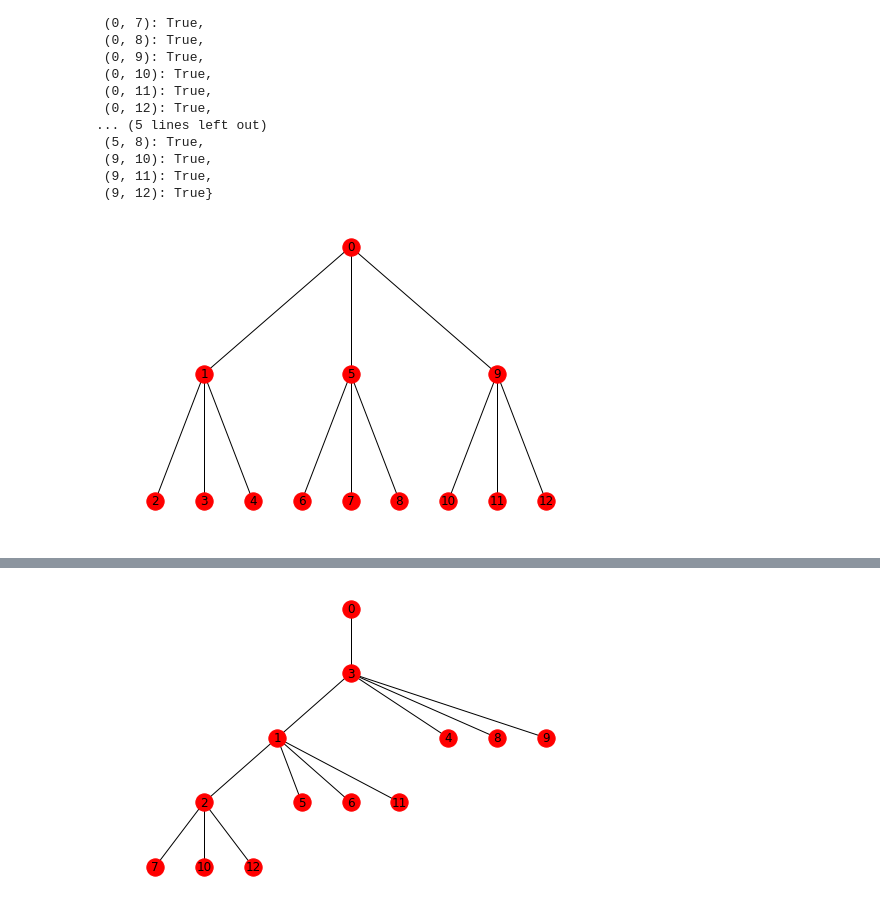
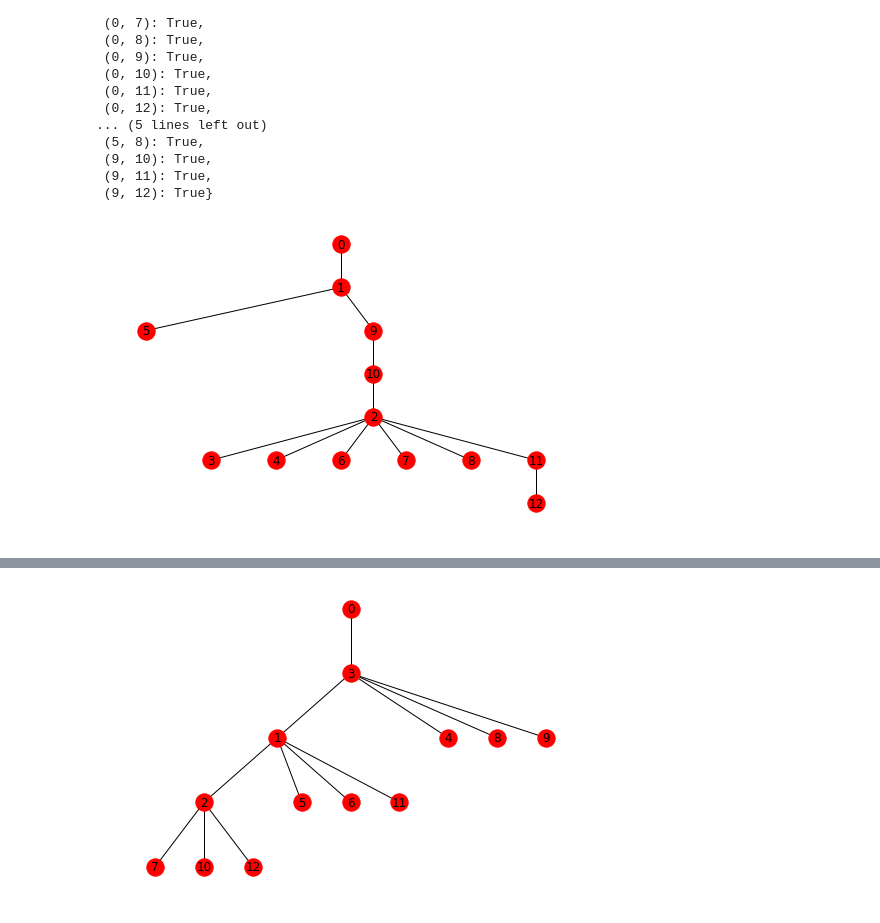
Before and after one commit to aleveren/ucsd-research, a Jupyter notebook: simple-hier-topic-model/topic_cooccurrence.ipynb, the cells around one changed output, grey strips where cells are left out. Saved outputs shown, nothing was run; the diff lists cells and outputs as text; code cells hidden in the pictures.

Commit message:
Better diagnostic images for tree extraction; finding a case that fails

```diff
--- a/simple-hier-topic-model/topic_cooccurrence.ipynb
+++ b/simple-hier-topic-model/topic_cooccurrence.ipynb
@@ -660,28 +660,31 @@ def extract1(m, diagnostics = None):
     remaining_indices.remove(root)
     used_indices.add(root)
     if diagnostics is not None:
-        diagnostics.append({"matrix": cond})
+        diagnostics.append({"matrix": cond, "raw_matrix": m.copy(), "root": root})
     g = nx.Graph()
     g.add_node(root)
     while len(remaining_indices) > 0:
         rem_ind_arr = np.array(sorted(list(remaining_indices)))
         used_ind_arr = np.array(sorted(list(used_indices)))
-        cond_submatrix = cond[rem_ind_arr.reshape(1,-1), used_ind_arr.reshape(-1,1)]
-        argmax = np.argmax(cond_submatrix, axis = 0)
-        maxval = cond_submatrix[argmax, np.arange(len(argmax))]
+        cond_submatrix = cond[rem_ind_arr.reshape(-1,1), used_ind_arr.reshape(1,-1)]
+        argmax = np.argmax(cond_submatrix, axis = 1)
+        maxval = cond_submatrix[np.arange(len(argmax)), argmax]
         ii = np.argmax(maxval)
         j = used_ind_arr[argmax[ii]]
         i = rem_ind_arr[ii]
         g.add_edge(i, j)
         if diagnostics is not None:
-            diagnostics.append({"matrix": cond_submatrix, "selection": (ii, argmax[ii]), "edge": (i, j)})
+            diagnostics.append({"matrix": cond_submatrix, "selection": (ii, argmax[ii]), "edge": (i, j),
+                "rem_ind_arr": rem_ind_arr, "used_ind_arr": used_ind_arr})
         remaining_indices.remove(i)
         used_indices.add(i)
     g.graph["root"] = root
     return g
 # %%
 diagnostics = []
-t = extract1(R, diagnostics)
+#t = extract1(R, diagnostics)
+#t = extract1(zzz, diagnostics)
+t = extract1(calc_cooccurrence_matrix(alpha_leaves=5.0, alpha_depths=1.0, branching_factors=[3,3]), diagnostics)
 nx.draw(t, pos=bfs_layout(t), with_labels=True)
 # %% [output]
-[figure, old version]
+[figure, new version]
```
Also changed, not shown: parts of 5 cells of this notebook.
